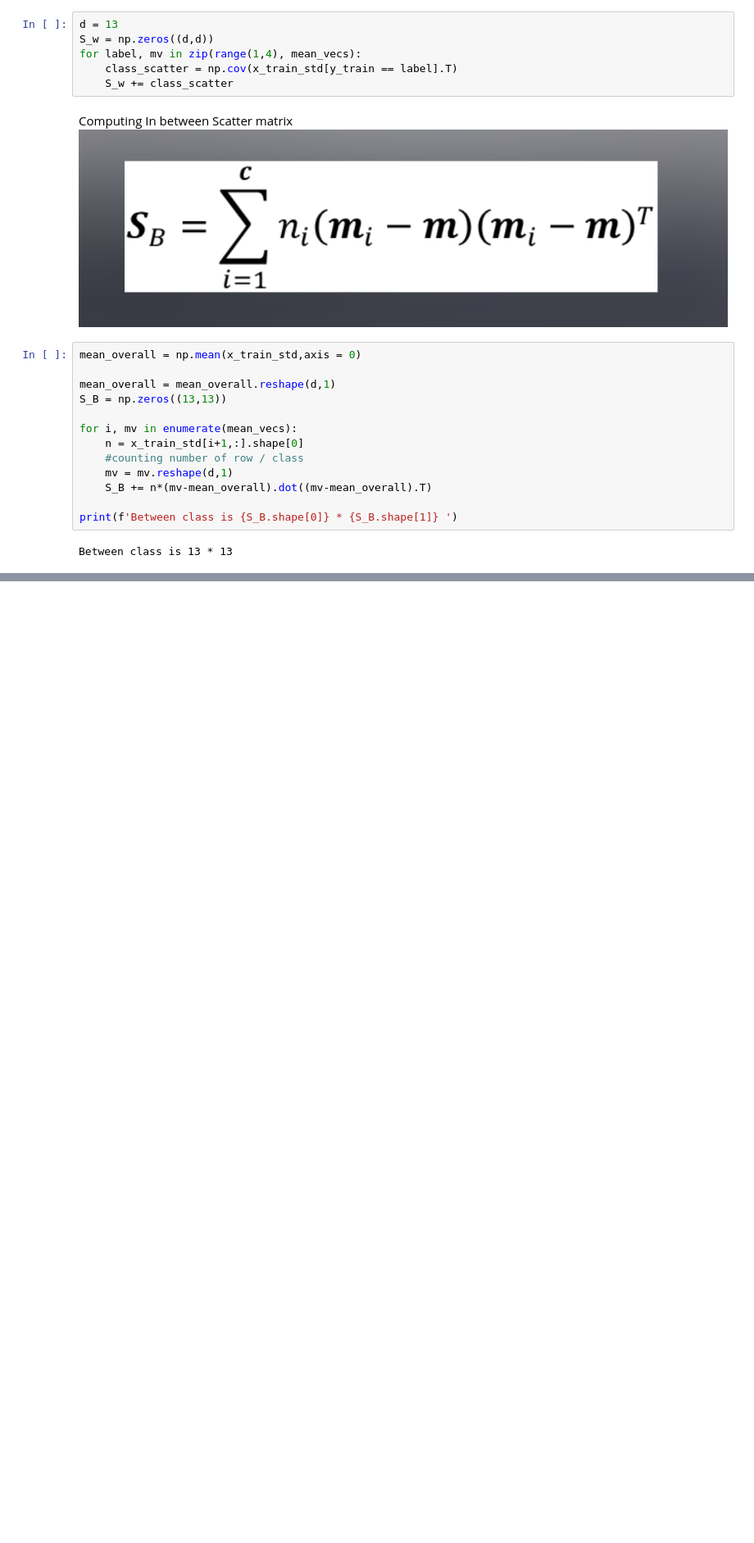
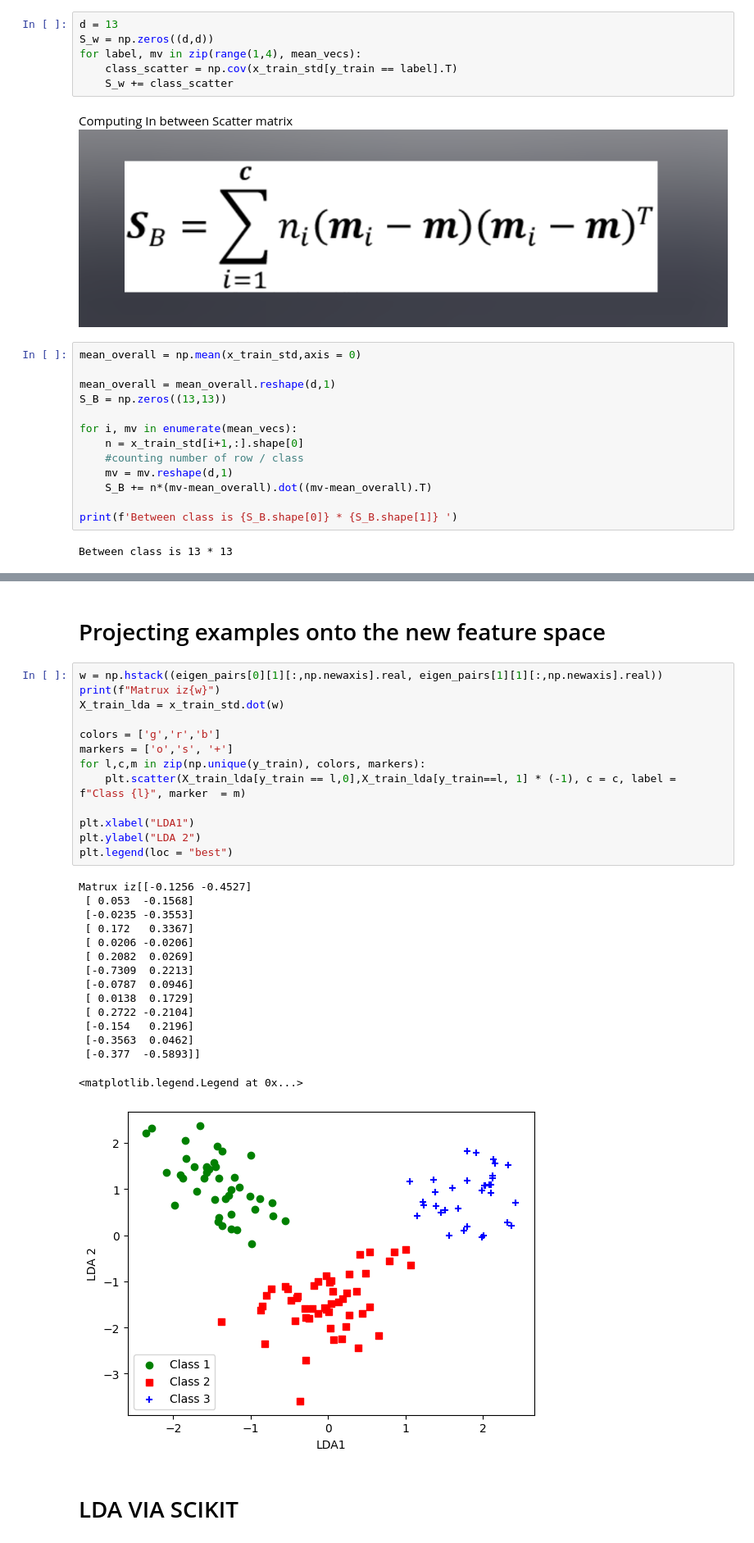
Before and after one commit to Wizard-hash2/Dimensionality-Reduction, a Jupyter notebook: Linear_discrim_analysi.ipynb, the cells around one changed output, grey strips where cells are left out. Shown at 82% size. Saved outputs shown, nothing was run; the diff lists cells and outputs as text; blank space fills up the shorter version.

```diff
--- a/Linear_discrim_analysi.ipynb
+++ b/Linear_discrim_analysi.ipynb
@@ -98,0 +139,33 @@ Between class is 13 * 13
+# %% [markdown]
+# Projecting examples onto the new feature space
+# %%
+w = np.hstack((eigen_pairs[0][1][:,np.newaxis].real, eigen_pairs[1][1][:,np.newaxis].real))
+print(f"Matrux iz{w}")
+X_train_lda = x_train_std.dot(w)
+
+colors = ['g','r','b']
+markers = ['o','s', '+']
+for l,c,m in zip(np.unique(y_train), colors, markers):
+    plt.scatter(X_train_lda[y_train == l,0],X_train_lda[y_train==l, 1] * (-1), c = c, label = f"Class {l}", marker  = m)
+
+plt.xlabel("LDA1")
+plt.ylabel("LDA 2")
+plt.legend(loc = "best")
+# %% [output]
+Matrux iz[[-0.1256 -0.4527]
+ [ 0.053  -0.1568]
+ [-0.0235 -0.3553]
+ [ 0.172   0.3367]
+ [ 0.0206 -0.0206]
+ [ 0.2082  0.0269]
+ [-0.7309  0.2213]
+ [-0.0787  0.0946]
+ [ 0.0138  0.1729]
+ [ 0.2722 -0.2104]
+ [-0.154   0.2196]
+ [-0.3563  0.0462]
+ [-0.377  -0.5893]]
+<matplotlib.legend.Legend at 0x...>
+[figure, added]
+# %% [markdown]
+# LDA VIA SCIKIT
```
Also changed, not shown: parts of 3 cells of this notebook.
